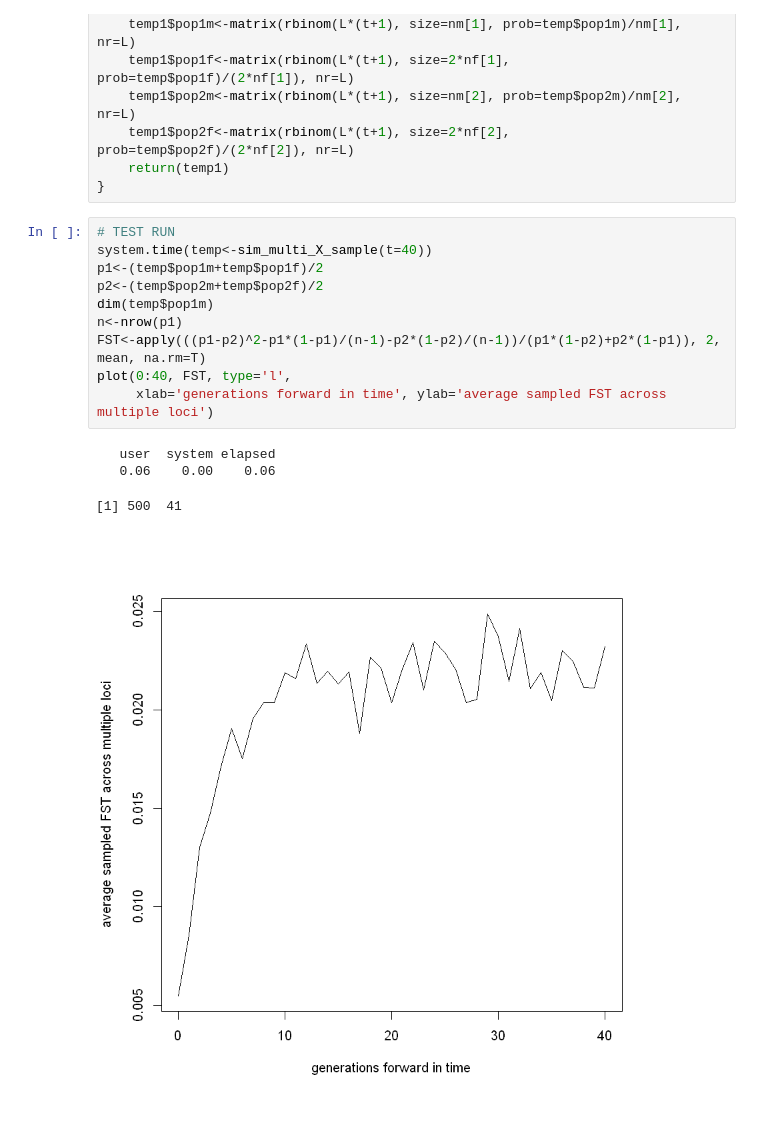
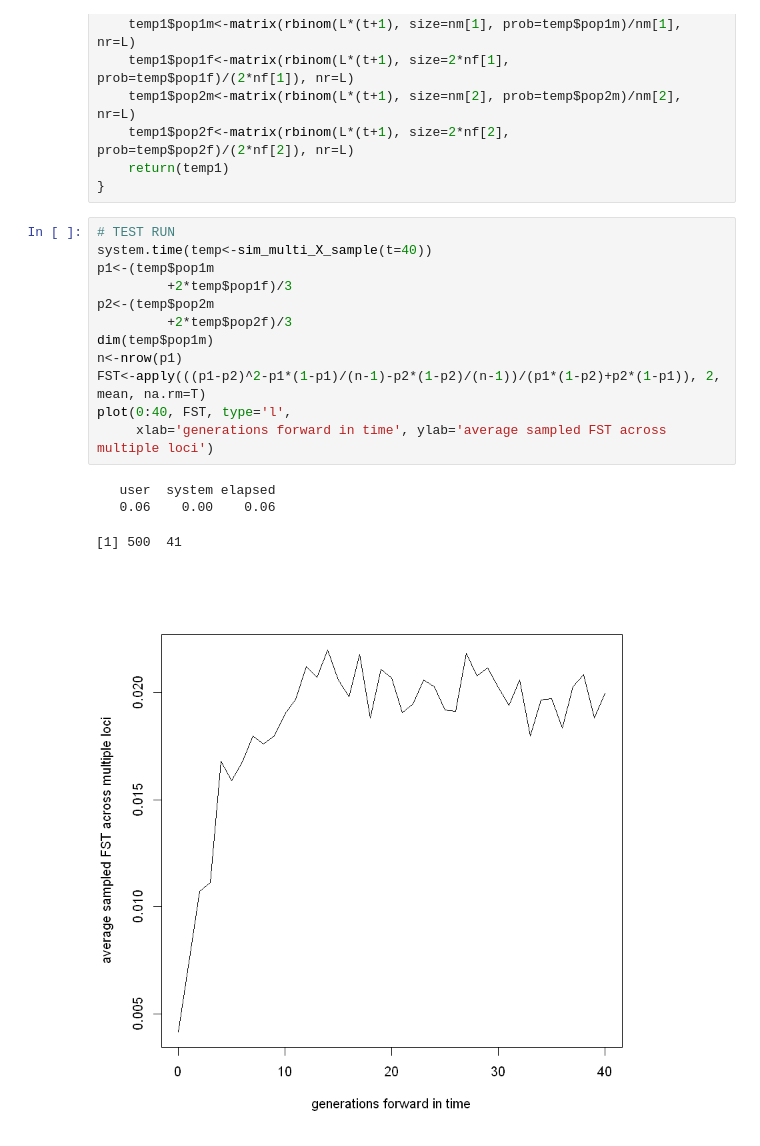
Before and after one commit to tinyuhui/FST, a Jupyter notebook: FST_multi_simulator.ipynb, the cells around one changed output. Saved outputs shown, nothing was run; the diff lists cells and outputs as text.

```diff
--- a/FST_multi_simulator.ipynb
+++ b/FST_multi_simulator.ipynb
@@ -151,15 +157,17 @@ sim_multi_X_sample<-function(Nm=c(100, 100), Nf=c(100, 100),
 # %%
 # TEST RUN
 system.time(temp<-sim_multi_X_sample(t=40))
-p1<-(temp$pop1m+temp$pop1f)/2
-p2<-(temp$pop2m+temp$pop2f)/2
+p1<-(temp$pop1m
+         +2*temp$pop1f)/3
+p2<-(temp$pop2m
+         +2*temp$pop2f)/3
 dim(temp$pop1m)
 n<-nrow(p1)
 FST<-apply(((p1-p2)^2-p1*(1-p1)/(n-1)-p2*(1-p2)/(n-1))/(p1*(1-p2)+p2*(1-p1)), 2, mean, na.rm=T)
 plot(0:40, FST, type='l',
      xlab='generations forward in time', ylab='average sampled FST across multiple loci')
 # %% [output]
    user  system elapsed
    0.06    0.00    0.06
 [1] 500  41
-[figure, old version]
+[figure, new version]
```
Also changed, not shown: parts of 3 cells of this notebook.
